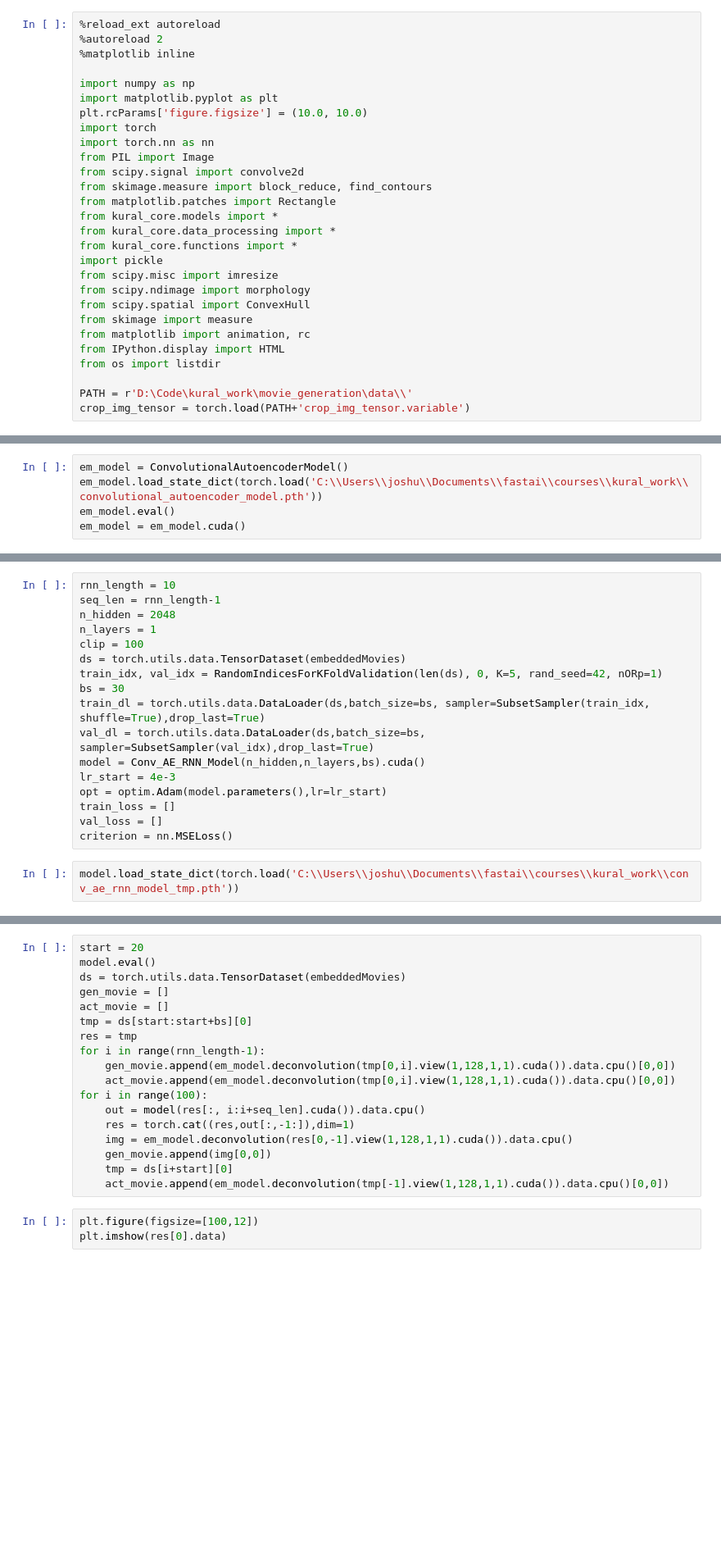
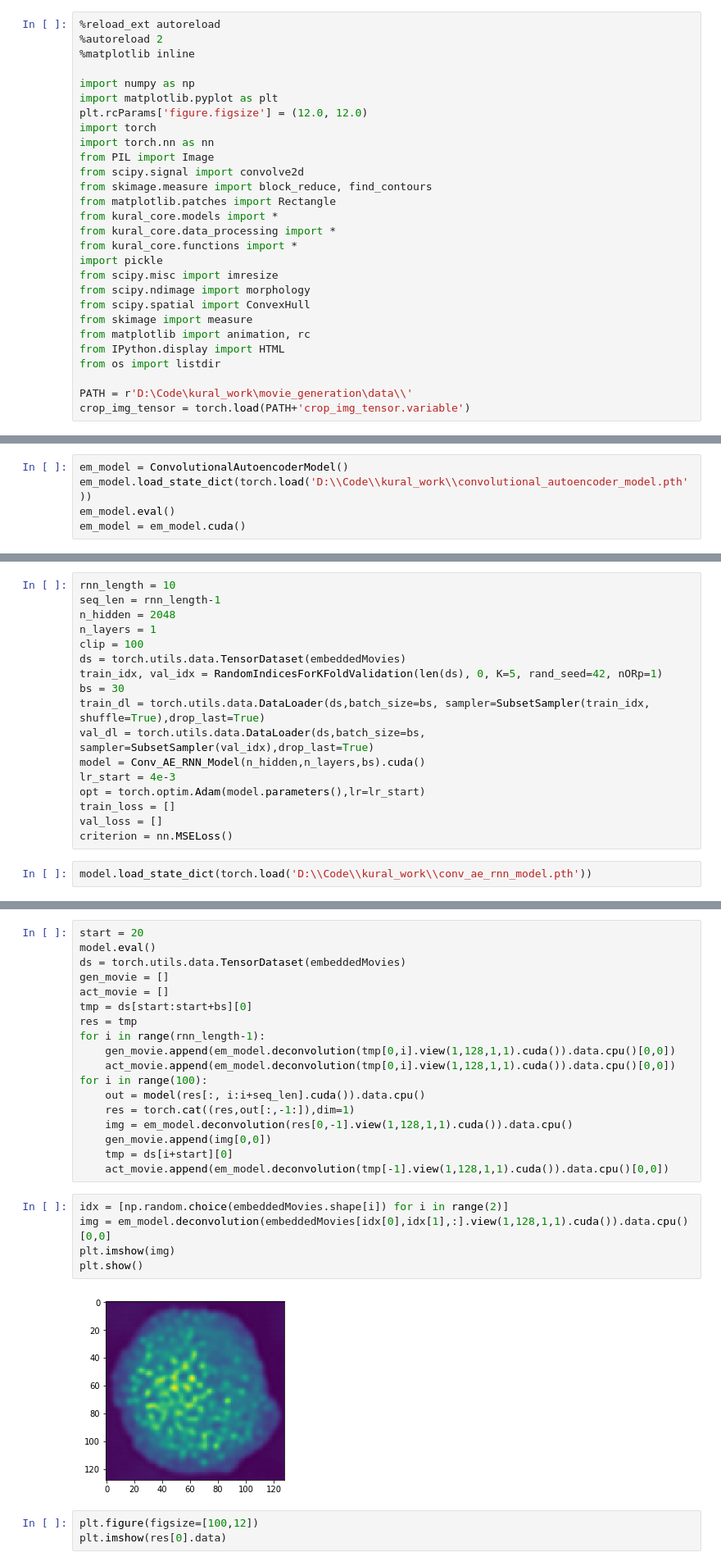
Before and after one commit to jbf81tb/kural_work, a Jupyter notebook: RNN_from_convolutional_autoencoder.ipynb, the cells around one changed output, grey strips where cells are left out. Shown at 82% size. Cells and saved outputs as stored; diff of their text form; blank space fills up the shorter version.

```diff
--- a/RNN_from_convolutional_autoencoder.ipynb
+++ b/RNN_from_convolutional_autoencoder.ipynb
@@ -5,7 +5,7 @@
 
 import numpy as np
 import matplotlib.pyplot as plt
-plt.rcParams['figure.figsize'] = (10.0, 10.0)
+plt.rcParams['figure.figsize'] = (12.0, 12.0)
 import torch
 import torch.nn as nn
 from PIL import Image
@@ -102,7 +102,7 @@ tensor([[1., 0., 0., 0., 0., 0., 0., 0., 0., 0.],
         [0., 0., 0., 0., 0., 0., 0., 0., 0., 1.]], requires_grad=True)
 # %%
 em_model = ConvolutionalAutoencoderModel()
-em_model.load_state_dict(torch.load('C:\\Users\\joshu\\Documents\\fastai\\courses\\kural_work\\convolutional_autoencoder_model.pth'))
+em_model.load_state_dict(torch.load('D:\\Code\\kural_work\\convolutional_autoencoder_model.pth'))
 em_model.eval()
 em_model = em_model.cuda()
 # %%
@@ -133,9 +133,9 @@ train_dl = torch.utils.data.DataLoader(ds,batch_size=bs, sampler=SubsetSampler(t
 val_dl = torch.utils.data.DataLoader(ds,batch_size=bs, sampler=SubsetSampler(val_idx),drop_last=True)
 model = Conv_AE_RNN_Model(n_hidden,n_layers,bs).cuda()
 lr_start = 4e-3
-opt = optim.Adam(model.parameters(),lr=lr_start)
+opt = torch.optim.Adam(model.parameters(),lr=lr_start)
 train_loss = []
 val_loss = []
 criterion = nn.MSELoss()
 # %%
-model.load_state_dict(torch.load('C:\\Users\\joshu\\Documents\\fastai\\courses\\kural_work\\conv_ae_rnn_model_tmp.pth'))
+model.load_state_dict(torch.load('D:\\Code\\kural_work\\conv_ae_rnn_model.pth'))
@@ -313,6 +315,13 @@ for i in range(100):
     gen_movie.append(img[0,0])
     tmp = ds[i+start][0]
     act_movie.append(em_model.deconvolution(tmp[-1].view(1,128,1,1).cuda()).data.cpu()[0,0])
+# %%
+idx = [np.random.choice(embeddedMovies.shape[i]) for i in range(2)]
+img = em_model.deconvolution(embeddedMovies[idx[0],idx[1],:].view(1,128,1,1).cuda()).data.cpu()[0,0]
+plt.imshow(img)
+plt.show()
+# %% [output]
+[figure, added]
 # %%
 plt.figure(figsize=[100,12])
 plt.imshow(res[0].data)
```
Also changed, not shown: parts of 20 cells of this notebook, 10 other files.
